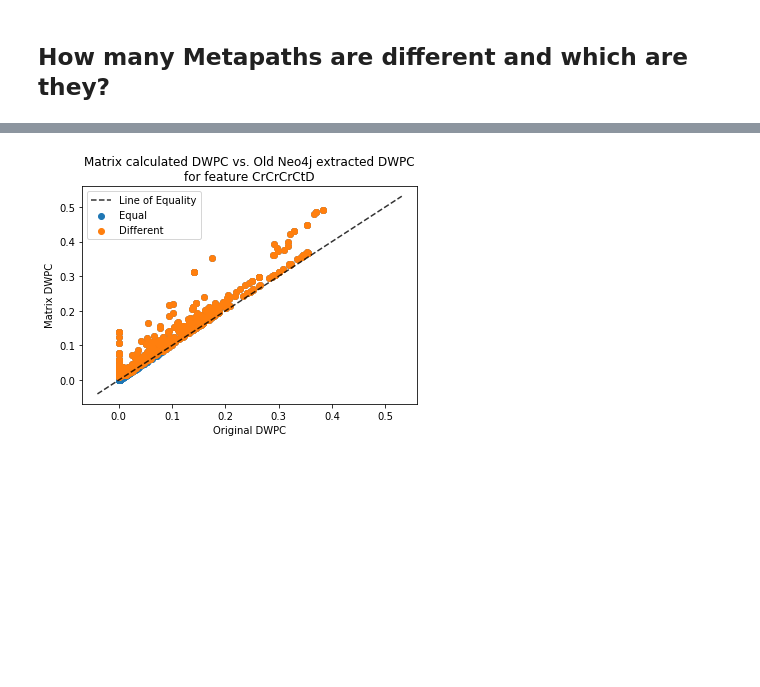
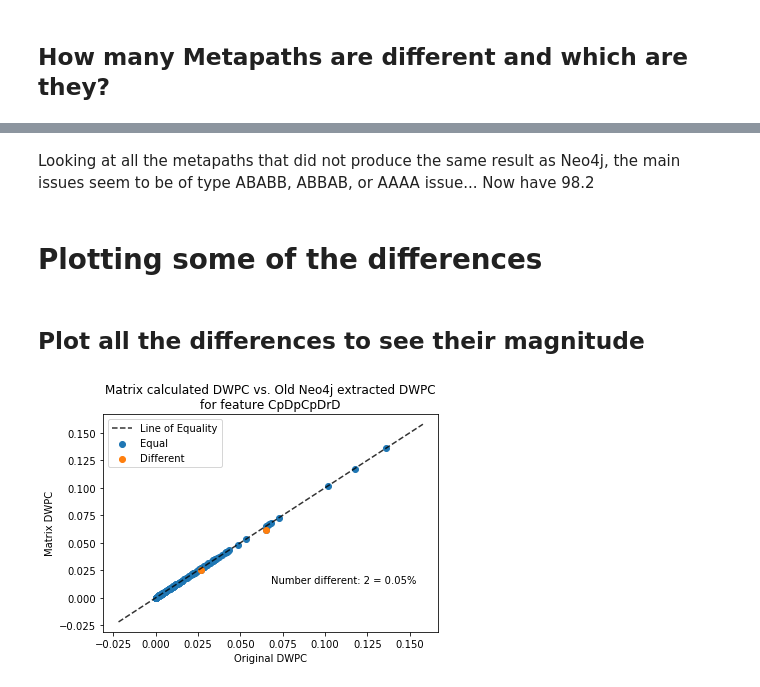
Before and after one commit to mmayers12/hetnet_ml, a Jupyter notebook: demo/02-results-comparison-to-Neo4j.ipynb, the cells around one changed output, grey strips where cells are left out. Cells and saved outputs as stored; diff of their text form; code cells hidden in the pictures; blank space fills up the shorter version.

```diff
--- a/demo/02-results-comparison-to-Neo4j.ipynb
+++ b/demo/02-results-comparison-to-Neo4j.ipynb
@@ -306,4 +178,4 @@ compare_metapath(result['num_diff'].sort_values(ascending=False).index[1])
-# %%
-compare_metapath(result['num_diff'].sort_values(ascending=False).index[1], 2)
-# %% [output]
-[figure, removed]
+# %% [markdown]
+Looking at all the metapaths that did not produce the same result as Neo4j, the main issues seem to be of type ABABB, ABBAB, or AAAA issue... Now have 98.2
+# %% [markdown]
+# Plotting some of the differences
@@ -309,0 +263,6 @@ compare_metapath(result['num_diff'].sort_values(ascending=False).index[1], 2)
+# %% [markdown]
+## Plot all the differences to see their magnitude
+# %%
+compare_metapath(dmps[0], 2)
+# %% [output]
+[figure, added]
```
Also changed, not shown: parts of 48 cells of this notebook, 1 other file.
